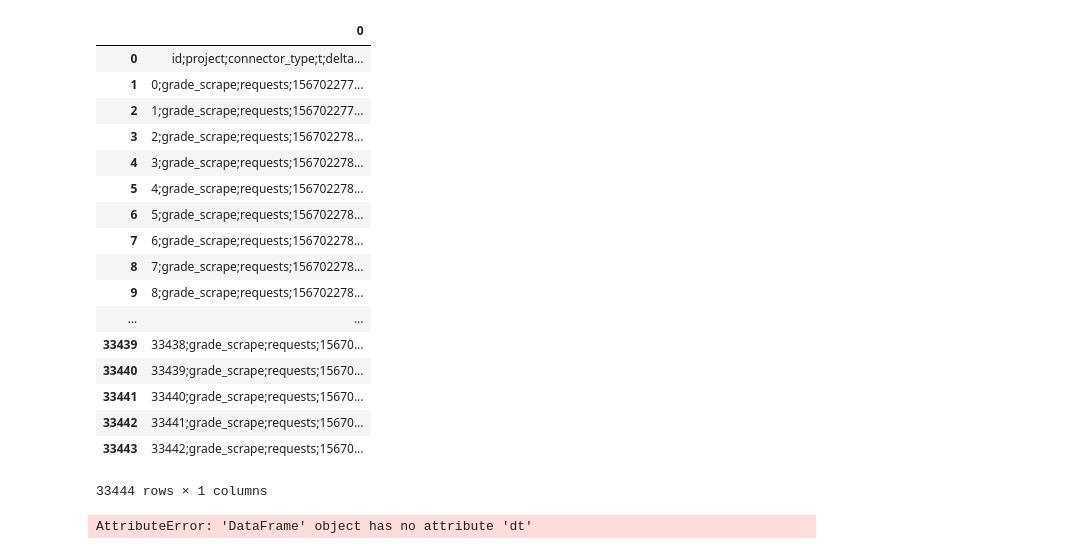
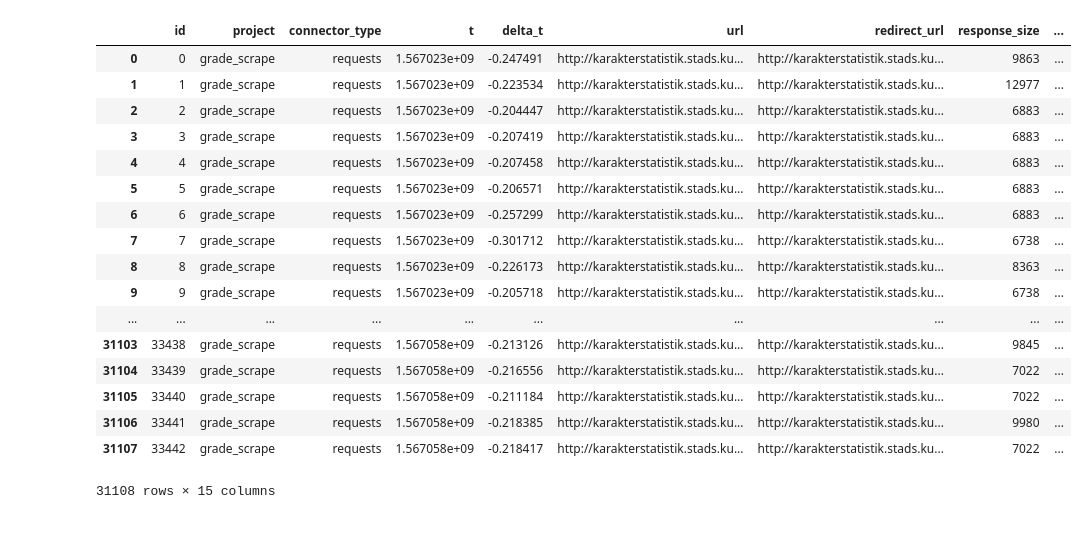
Before and after one commit to tnv875/Group18-NoTeeth, a Jupyter notebook: Exam project/Jacob legemappe/Jacob-log-leg.ipynb, the cells around one changed output. Drawn from its saved outputs; the diff is of its cells as text; code cells hidden in the pictures.

```diff
--- a/Exam project/Jacob legemappe/Jacob-log-leg.ipynb
+++ b/Exam project/Jacob legemappe/Jacob-log-leg.ipynb
@@ -33,27 +11,8 @@ log_1
 # %%
 # Load the LOG
-log_df = pd.read_csv('logPhilip_csv.csv', sep=';', header=None) # load the ;-separated log
+log_df = pd.read_csv('log_jacob_leg.csv', sep=',') # load the ,-separated log
 import matplotlib.pyplot as plt
 %matplotlib inline
 import seaborn as sns
 
-log_df
+log_df;
-# %% [output]
-|  | 0 |
-| 0 | id;project;connector_type;t;delta... |
-| 1 | 0;grade_scrape;requests;156702277... |
-| 2 | 1;grade_scrape;requests;156702277... |
-| 3 | 2;grade_scrape;requests;156702278... |
-| 4 | 3;grade_scrape;requests;156702278... |
-| 5 | 4;grade_scrape;requests;156702278... |
-| 6 | 5;grade_scrape;requests;156702278... |
-| 7 | 6;grade_scrape;requests;156702278... |
-| 8 | 7;grade_scrape;requests;156702278... |
-| 9 | 8;grade_scrape;requests;156702278... |
-| ... | ... |
-| 33439 | 33438;grade_scrape;requests;15670... |
-| 33440 | 33439;grade_scrape;requests;15670... |
-| 33441 | 33440;grade_scrape;requests;15670... |
-| 33442 | 33441;grade_scrape;requests;15670... |
-| 33443 | 33442;grade_scrape;requests;15670... |
-33444 rows × 1 columns
@@ -60,4 +21,23 @@ log_df
 # %%
-dt = log_df.dt.values[0]
+dt = log_df.t.values[0]
-# %% [output]
-AttributeError: 'DataFrame' object has no attribute 'dt'
+# %%
+log_df
+# %% [output]
+|  | id | project | connector_type | t | delta_t | url | redirect_url | response_size | ... |
+| 0 | 0 | grade_scrape | requests | 1.567023e+09 | -0.247491 | http://karakterstatistik.stads.ku... | http://karakterstatistik.stads.ku... | 9863 | ... |
+| 1 | 1 | grade_scrape | requests | 1.567023e+09 | -0.223534 | http://karakterstatistik.stads.ku... | http://karakterstatistik.stads.ku... | 12977 | ... |
+| 2 | 2 | grade_scrape | requests | 1.567023e+09 | -0.204447 | http://karakterstatistik.stads.ku... | http://karakterstatistik.stads.ku... | 6883 | ... |
+| 3 | 3 | grade_scrape | requests | 1.567023e+09 | -0.207419 | http://karakterstatistik.stads.ku... | http://karakterstatistik.stads.ku... | 6883 | ... |
+| 4 | 4 | grade_scrape | requests | 1.567023e+09 | -0.207458 | http://karakterstatistik.stads.ku... | http://karakterstatistik.stads.ku... | 6883 | ... |
+| 5 | 5 | grade_scrape | requests | 1.567023e+09 | -0.206571 | http://karakterstatistik.stads.ku... | http://karakterstatistik.stads.ku... | 6883 | ... |
+| 6 | 6 | grade_scrape | requests | 1.567023e+09 | -0.257299 | http://karakterstatistik.stads.ku... | http://karakterstatistik.stads.ku... | 6883 | ... |
+| 7 | 7 | grade_scrape | requests | 1.567023e+09 | -0.301712 | http://karakterstatistik.stads.ku... | http://karakterstatistik.stads.ku... | 6738 | ... |
+| 8 | 8 | grade_scrape | requests | 1.567023e+09 | -0.226173 | http://karakterstatistik.stads.ku... | http://karakterstatistik.stads.ku... | 8363 | ... |
+| 9 | 9 | grade_scrape | requests | 1.567023e+09 | -0.205718 | http://karakterstatistik.stads.ku... | http://karakterstatistik.stads.ku... | 6738 | ... |
+| ... | ... | ... | ... | ... | ... | ... | ... | ... | ... |
+| 31103 | 33438 | grade_scrape | requests | 1.567058e+09 | -0.213126 | http://karakterstatistik.stads.ku... | http://karakterstatistik.stads.ku... | 9845 | ... |
+| 31104 | 33439 | grade_scrape | requests | 1.567058e+09 | -0.216556 | http://karakterstatistik.stads.ku... | http://karakterstatistik.stads.ku... | 7022 | ... |
+| 31105 | 33440 | grade_scrape | requests | 1.567058e+09 | -0.211184 | http://karakterstatistik.stads.ku... | http://karakterstatistik.stads.ku... | 7022 | ... |
+| 31106 | 33441 | grade_scrape | requests | 1.567058e+09 | -0.218385 | http://karakterstatistik.stads.ku... | http://karakterstatistik.stads.ku... | 9980 | ... |
+| 31107 | 33442 | grade_scrape | requests | 1.567058e+09 | -0.218417 | http://karakterstatistik.stads.ku... | http://karakterstatistik.stads.ku... | 7022 | ... |
+31108 rows × 15 columns
```
Also changed, not shown: parts of 10 cells of this notebook, 5 other files.
